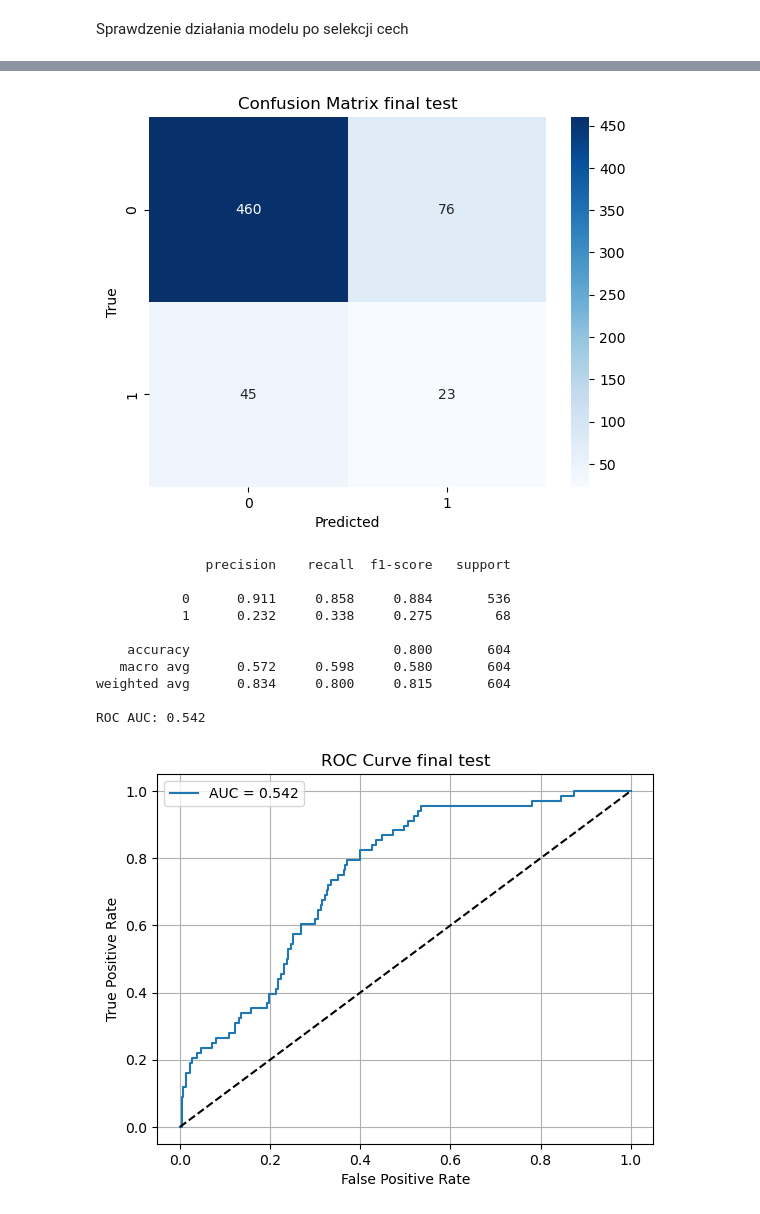
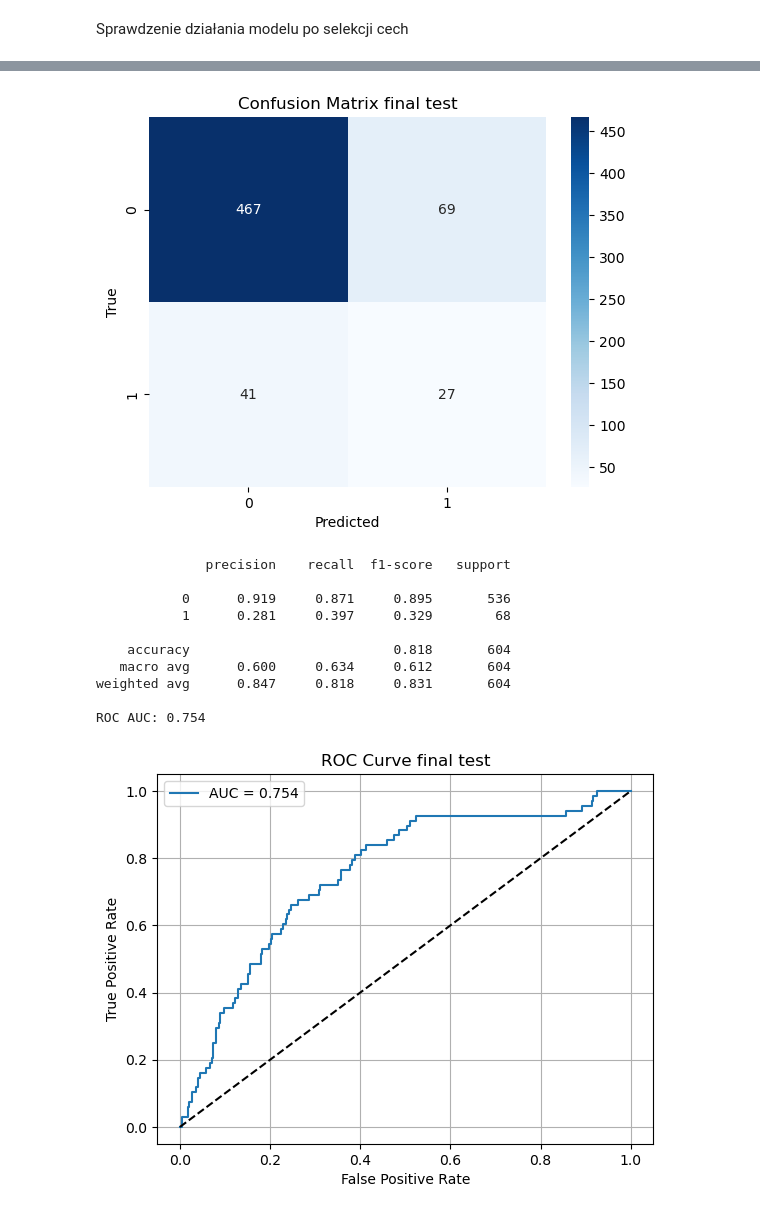
Before and after one commit to gcichy/master_project, a Jupyter notebook: model_creation/nn_model_creation.ipynb, the cells around one changed output, grey strips where cells are left out. Saved outputs shown, nothing was run; the diff lists cells and outputs as text; code cells hidden in the pictures.

Commit message:
neural network model created

```diff
--- a/model_creation/nn_model_creation.ipynb
+++ b/model_creation/nn_model_creation.ipynb
@@ -204,0 +167,14 @@ ROC AUC: 0.493
+# %%
+clf1 = KerasClassifier(
+    model=create_model3,
+    input_dim=X_train.shape[1],  # <-- przekazujesz input_dim jako parametr modelu
+    epochs=50,
+    batch_size=32,
+    verbose=0,
+    shuffle=False,
+    random_state=42,
+    optimizer=tf.keras.optimizers.Adam(learning_rate=0.001)
+    )
+# clf = create_model(X_train)
+
+clf1.fit(X_train, y_train)
@@ -205,3 +242,22 @@ ROC AUC: 0.493
+# %%
+def create_model(input_dim):
+    model = Sequential([
+        Input(shape=(input_dim,)),
+        Dense(256, activation='relu'),
+        BatchNormalization(),
+        Dropout(0.3),
+        Dense(128, activation='relu'),
+        Dropout(0.3),
+        Dense(64, activation='relu'),
+        Dropout(0.3),
+        Dense(1, activation='sigmoid')
+    ])
+    model.compile(
+        optimizer=tf.keras.optimizers.Adam(learning_rate=0.001),
+        loss='binary_crossentropy',
+        metrics=[tf.keras.metrics.AUC(name='auc'), tf.keras.metrics.Precision(), tf.keras.metrics.Recall()]
+    )
+    return model
 # %% [markdown]
 Sprawdzenie istotności cech korzystając ze zbioru walidacyjnego
 # %%
@@ -281,7 +337,8 @@ def shap_feature_selection(X, y, model, shap_vals, steps, scoring='f1'):
             "max_score": scores.max(),
             "features": list(X_sel.columns)
         })
+        print(scores.mean(), scores.std(), scores.max())
     return results, mean_shap_df
-n_features = [40, 50,55, 58, 60, 62, 65,len(X_val.columns)]
+n_features = [28, 30, 32, 35, 38, 40, 45, 50, len(X_val.columns)]
 results, mean_shap_df = shap_feature_selection(X_train, y_train, clf1, shap_values, n_features)
 # %% [output]
@@ -305,2 +382,3 @@ fold 5
 # %%
-cols = results[4]['features']
+cols = results[5]['features']
+cols
@@ -346,39 +442,39 @@ y_prob2 = clf2.predict_proba(X_val2)[:, 1]
 y_pred2 = (y_prob2 >= 0.2).astype(int)
 
 cm = confusion_matrix(y_val, y_pred2)
 sns.heatmap(cm, annot=True, fmt='d', cmap='Blues')
 plt.xlabel('Predicted')
 plt.ylabel('True')
 plt.title(f'Confusion Matrix final test')
 plt.show()
 
 # 2. Classification report
 print(classification_report(y_val, y_pred2, digits=3))
 
 # 3. ROC AUC
-auc_score = roc_auc_score(y_test, y_prob2)
+auc_score = roc_auc_score(y_val, y_prob2)
 print(f"ROC AUC: {auc_score:.3f}")
 
 # 4. Wykres ROC
 fpr, tpr, thresholds = roc_curve(y_val, y_prob2)
 plt.plot(fpr, tpr, label=f"AUC = {auc_score:.3f}")
 plt.plot([0, 1], [0, 1], 'k--')
 plt.xlabel('False Positive Rate')
 plt.ylabel('True Positive Rate')
 plt.title(f'ROC Curve final test')
 plt.legend()
 plt.grid(True)
 plt.show()
 # %% [output]
-[figure, old version]
+[figure, new version]
               precision    recall  f1-score   support
 
-           0      0.911     0.858     0.884       536
-           1      0.232     0.338     0.275        68
+           0      0.919     0.871     0.895       536
+           1      0.281     0.397     0.329        68
 
-    accuracy                          0.800       604
-   macro avg      0.572     0.598     0.580       604
-weighted avg      0.834     0.800     0.815       604
+    accuracy                          0.818       604
+   macro avg      0.600     0.634     0.612       604
+weighted avg      0.847     0.818     0.831       604
 
-ROC AUC: 0.542
+ROC AUC: 0.754
-[figure, old version]
+[figure, new version]
```
Also changed, not shown: parts of 25 cells of this notebook.
